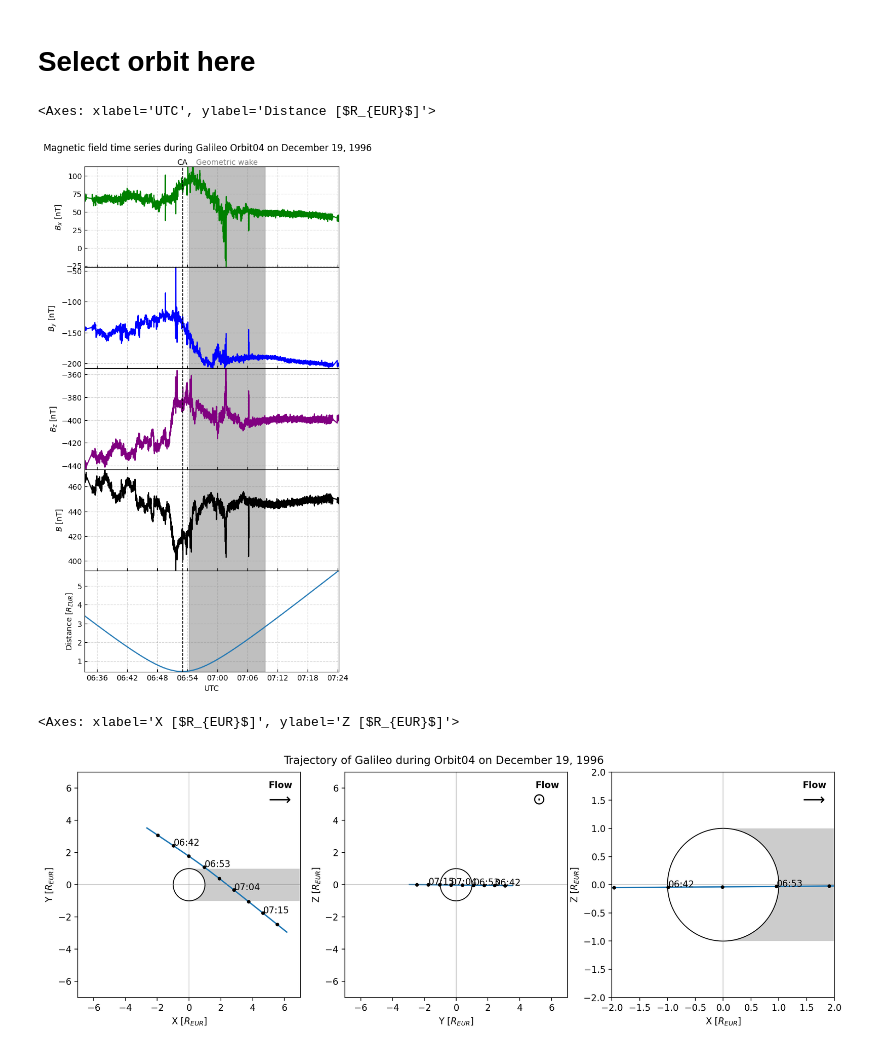
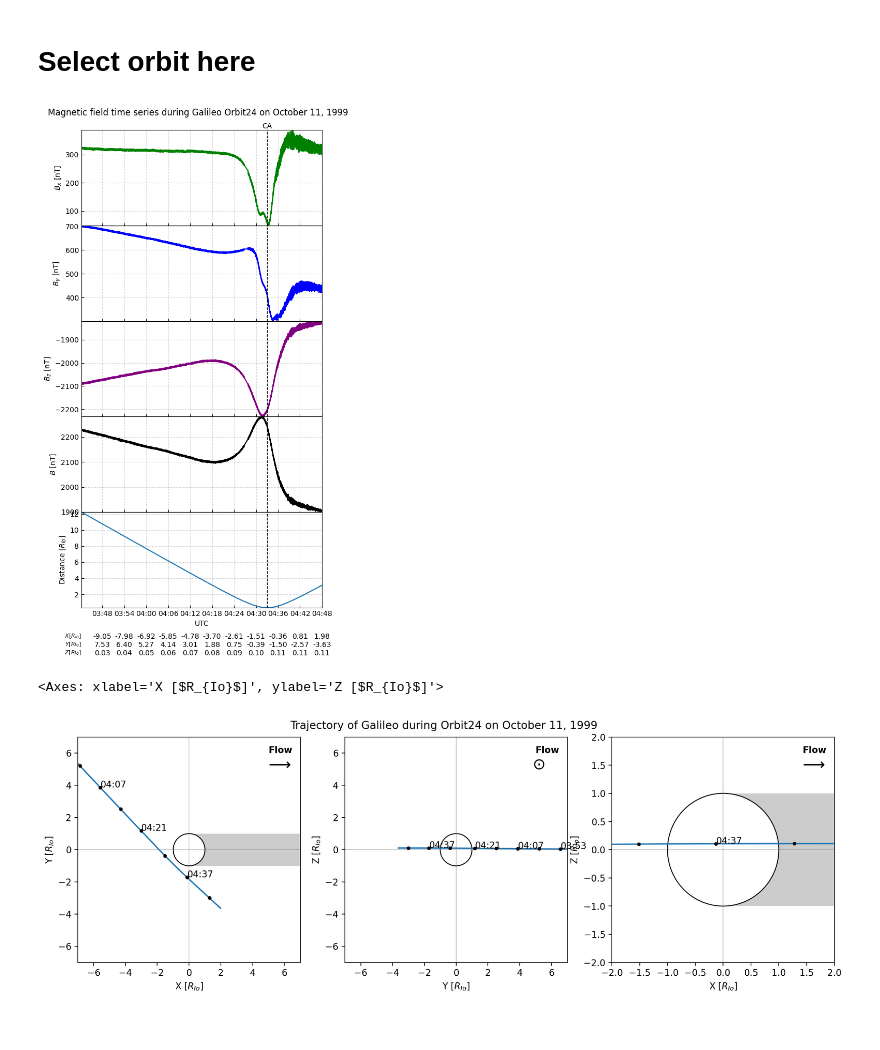
Before and after one commit to BlueNeptune11/GaPT, a Jupyter notebook: galileo_mag_analysis.ipynb, the cells around one changed output. Cells and saved outputs as stored; diff of their text form; code cells hidden in the pictures.

```diff
--- a/galileo_mag_analysis.ipynb
+++ b/galileo_mag_analysis.ipynb
@@ -60,21 +60,20 @@ orb04_eur, orb11_eur, orb12_eur, orb14_eur, orb15_eur, orb17_eur, orb19_eur, orb
 # %% [markdown]
 # Select orbit here
 # %%
-orbit_data = orb04_eur
+orbit_data = orb24_io
 # %%
 fig = plt.figure(figsize=(6,12), dpi=100)
 fig.suptitle(f'Magnetic field time series during Galileo Orbit{orbit_data['number'][0]} on {orbit_data['start date'][0]}', ha='center',va='bottom', y=0.9)
 gs = fig.add_gridspec(5, 1, height_ratios=[1, 1, 1, 1, 1], width_ratios=[1], hspace=0)
 
 plot_mag(orbit_data, fig, gs, 0, 'B_x', 'green')
 plot_mag(orbit_data, fig, gs, 1, 'B_y', 'blue')
 plot_mag(orbit_data, fig, gs, 2, 'B_z', 'purple')
 plot_mag(orbit_data, fig, gs, 3, 'B', 'black')
 # Distance to surface
-plot_distance(orbit_data, fig, gs, 4)
+ax = plot_distance(orbit_data, fig, gs, 4)
 # %% [output]
-<Axes: xlabel='UTC', ylabel='Distance [$R_{EUR}$]'>
-[figure, old version]
+[figure, new version]
 # %%
 fig = plt.figure(figsize=(15,4.5), dpi=200)
 fig.suptitle(f'Trajectory of Galileo during Orbit{orbit_data['number'][0]} on {orbit_data['start date'][0]}', ha='center',va='bottom', y=0.9)
@@ -84,8 +83,8 @@ plot_traj(orbit_data, fig, gs, 0, 'XY', flowdir='right', date_offsets=[0,0])
 plot_traj(orbit_data, fig, gs, 1, 'YZ', flowdir='out', date_offsets=[0,0])
 plot_traj(orbit_data, fig, gs, 2, 'XZ', flowdir='right', date_offsets=[0,0], lim=2)
 # %% [output]
-<Axes: xlabel='X [$R_{EUR}$]', ylabel='Z [$R_{EUR}$]'>
+<Axes: xlabel='X [$R_{Io}$]', ylabel='Z [$R_{Io}$]'>
-[figure, old version]
+[figure, new version]
 # %% [markdown]
 # To fix:
 ### General
```
Also changed, not shown: parts of 1 cell of this notebook, 1 other file.
